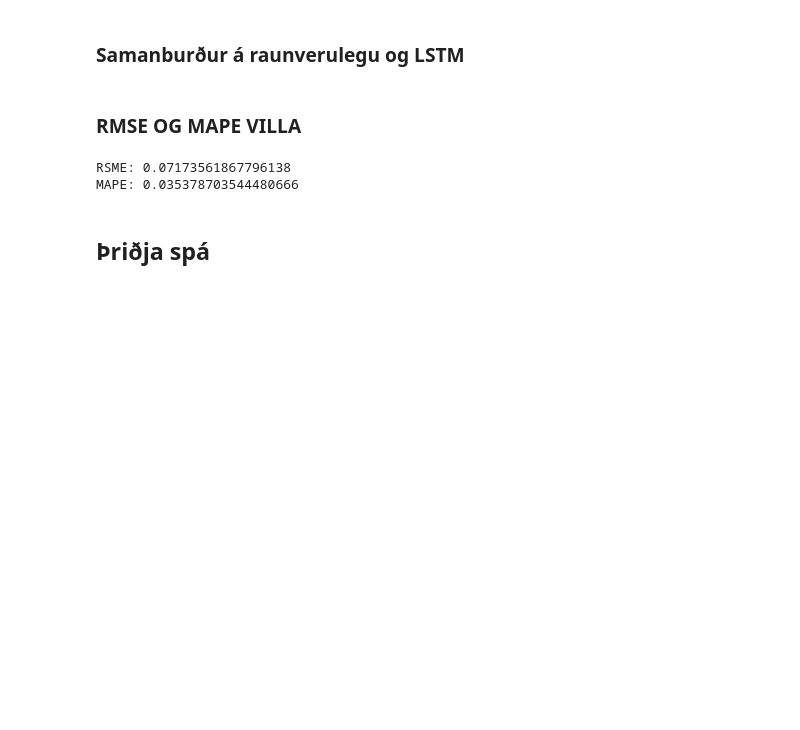
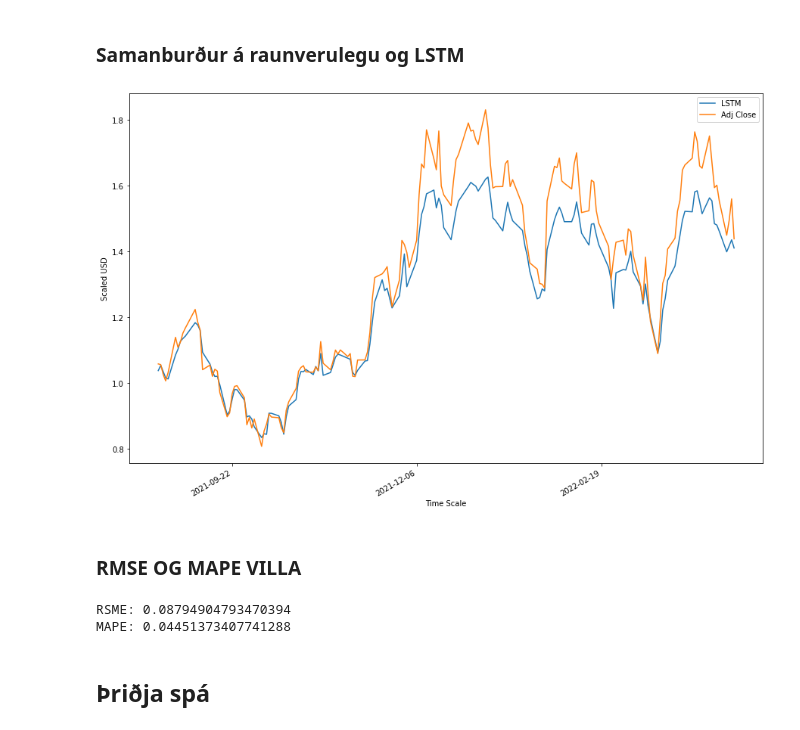
Before and after one commit to Orri050/Lokaverkefni, a Jupyter notebook: Lokaverkefni.ipynb, the cells around one changed output. Cells and saved outputs as stored; diff of their text form; code cells hidden in the pictures; blank space fills up the shorter version.

```diff
--- a/Lokaverkefni.ipynb
+++ b/Lokaverkefni.ipynb
@@ -340,26 +321,28 @@ plt.show()
 # %%
 plt.figure(figsize=(15,10))
 plt.gca().xaxis.set_major_formatter(mdates.DateFormatter('%Y-%m-%d'))
 plt.gca().xaxis.set_major_locator(mdates.DayLocator(interval=75))
-k=len(Xtr)
+k=len(Xtr1)
 x_dates=data_dates[k:]
 #h=data['Adj Close']
 h=h_ft[k:]
 #h=h[k:]
 plt.plot(x_dates, ypr2, label='LSTM')
 plt.plot(x_dates, h, label='Adj Close')
 plt.xlabel('Time Scale')
 plt.ylabel('Scaled USD')
 plt.legend()
 plt.gcf().autofmt_xdate()
 plt.show()
+# %% [output]
+[figure, added]
 # %% [markdown]
 ### RMSE OG MAPE VILLA
 # %%
-rmse2=mean_squared_error(ytst,ypr2,squared=False)
-mape2=mean_absolute_percentage_error(ytst,ypr2)
+rmse2=mean_squared_error(ytst1,ypr2,squared=False)
+mape2=mean_absolute_percentage_error(ytst1,ypr2)
 print("RSME:",rmse2)
 print("MAPE:",mape2)
 # %% [output]
-RSME: 0.07173561867796138
-MAPE: 0.035378703544480666
+RSME: 0.08794904793470394
+MAPE: 0.04451373407741288
```
Also changed, not shown: parts of 43 cells of this notebook.
